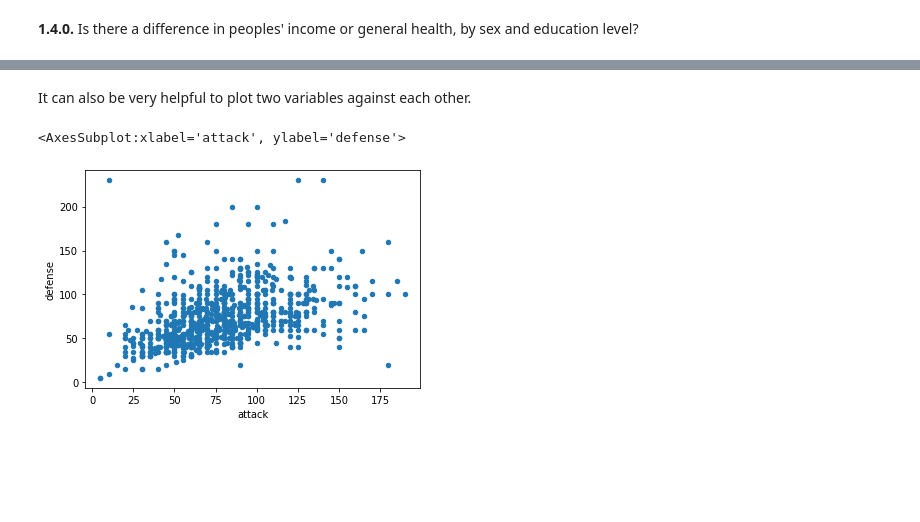
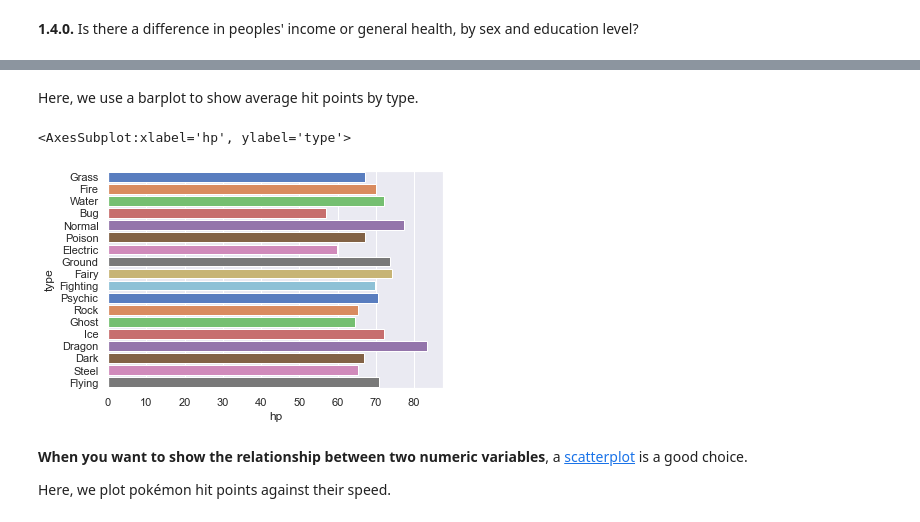
Before and after one commit to cproctor/mwc-pedprog-unit01-lab04, a Jupyter notebook: lab_04.ipynb, the cells around one changed output, grey strips where cells are left out. Cells and saved outputs as stored; diff of their text form; code cells hidden in the pictures; blank space fills up the shorter version.

```diff
--- a/lab_04.ipynb
+++ b/lab_04.ipynb
@@ -357,7 +378,11 @@ pokemon.attack.hist()
+# %% [markdown]
+Here, we use a barplot to show average hit points by type.
+# %%
+sns.barplot(data=pokemon, x="hp", y="type", ci=None, palette="muted")
+# %% [output]
+<AxesSubplot:xlabel='hp', ylabel='type'>
+[figure, added]
 # %% [markdown]
-It can also be very helpful to plot two variables against each other.
+**When you want to show the relationship between two numeric variables**, a [scatterplot](https://seaborn.pydata.org/generated/seaborn.scatterplot.html) is a good choice.
+
+Here, we plot pokémon hit points against their speed.
-# %%
-pokemon.plot.scatter(x="attack", y="defense")
-# %% [output]
-<AxesSubplot:xlabel='attack', ylabel='defense'>
-[figure, removed]
```
Also changed, not shown: parts of 24 cells of this notebook, 1 other file.
